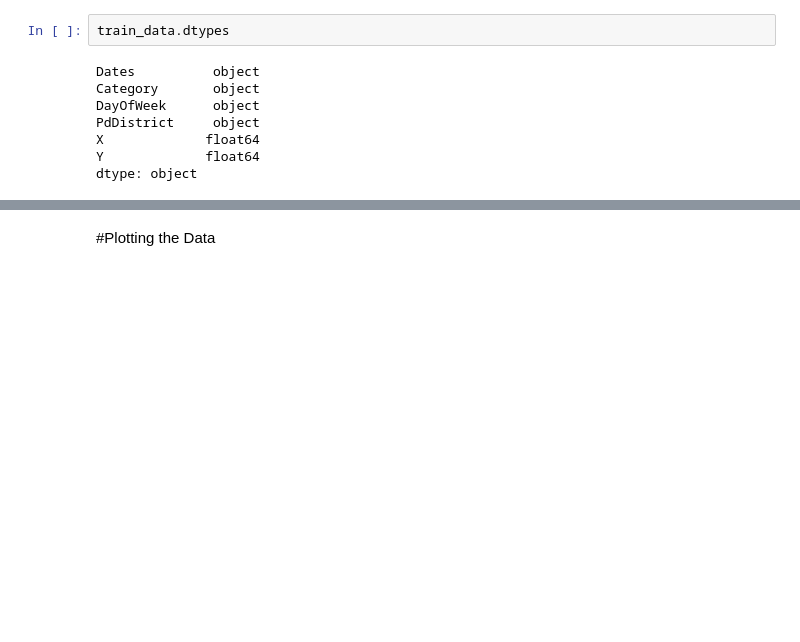
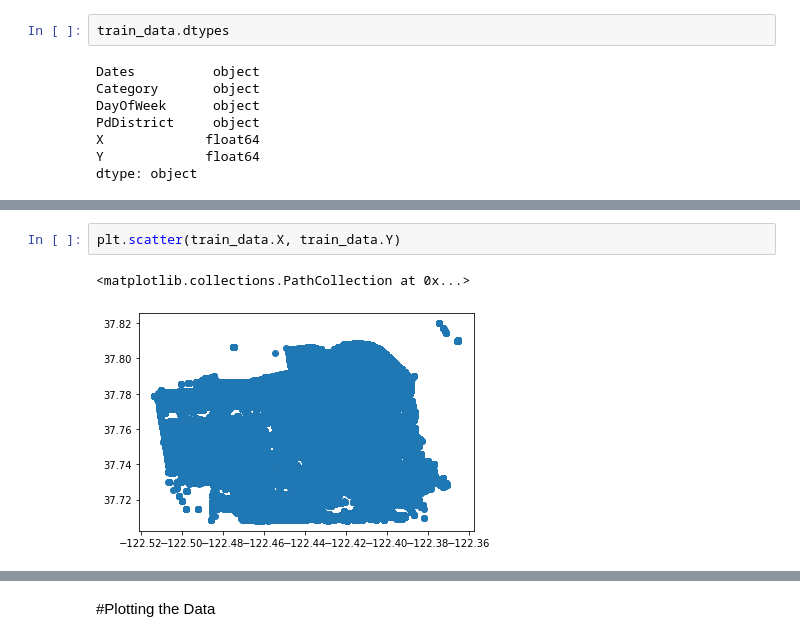
Before and after one commit to Pink-Raccoon/MLDM_KaggleProjekt, a Jupyter notebook: KaggleMiniprojekt.ipynb, the cells around one changed output, grey strips where cells are left out. Cells and saved outputs as stored; diff of their text form; blank space fills up the shorter version.

```diff
--- a/KaggleMiniprojekt.ipynb
+++ b/KaggleMiniprojekt.ipynb
@@ -66,0 +116,5 @@ test_data.dropna(inplace=True)
+# %%
+plt.scatter(train_data.X, train_data.Y)
+# %% [output]
+<matplotlib.collections.PathCollection at 0x...>
+[figure, added]
```
Also changed, not shown: parts of 35 cells of this notebook.
